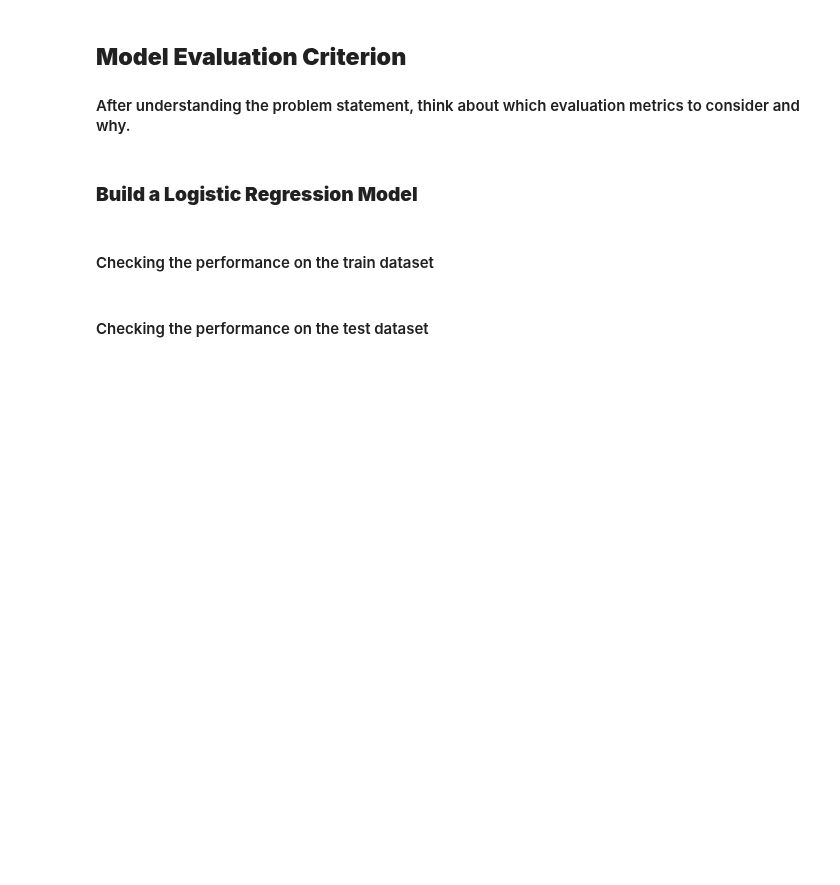
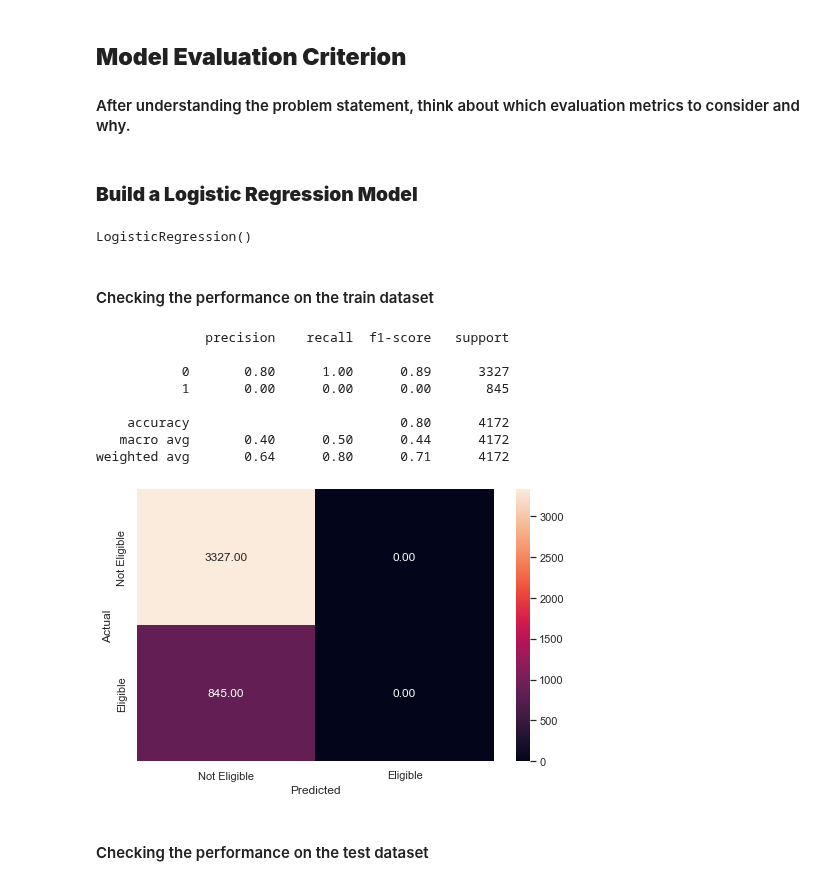
Before and after one commit to asadTariq666/Python_work, a Jupyter notebook: Loan Default Classification/Reference_Notebook_Milestone_2_Classification.ipynb, the cells around one changed output. Drawn from its saved outputs; the diff is of its cells as text; code cells hidden in the pictures; blank space fills up the shorter version.

```diff
--- a/Loan Default Classification/Reference_Notebook_Milestone_2_Classification.ipynb
+++ b/Loan Default Classification/Reference_Notebook_Milestone_2_Classification.ipynb
@@ -216,22 +216,33 @@ def metrics_score(actual, predicted):
 # %%
 # Defining the Logistic regression model
 # Remove _________ and complete the code
-____________
-
+logisticRegr = LogisticRegression()
 # Fitting the model on the training data
 # Remove _________ and complete the code
 
-________________
+logisticRegr.fit(X_train, y_train)
+# %% [output]
+LogisticRegression()
 # %% [markdown]
 #### Checking the performance on the train dataset
 # %%
 #Predict for train set
 # Remove _________ and complete the code
-________________
+predictions_train = logisticRegr.predict(X_train)
 
 #checking the performance on the train dataset
 # Remove _________ and complete the code
-_________________________
+metrics_score(y_train,predictions_train)
+# %% [output]
+              precision    recall  f1-score   support
+
+           0       0.80      1.00      0.89      3327
+           1       0.00      0.00      0.00       845
+
+    accuracy                           0.80      4172
+   macro avg       0.40      0.50      0.44      4172
+weighted avg       0.64      0.80      0.71      4172
+[figure, added]
 # %% [markdown]
 #### Checking the performance on the test dataset
 # %%
```
Also changed, not shown: parts of 4 cells of this notebook, 1 other file.
